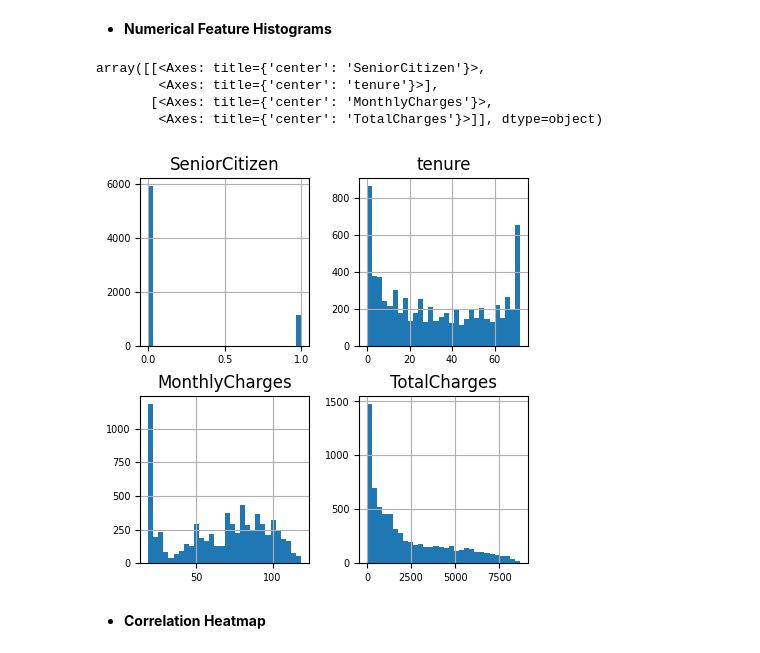
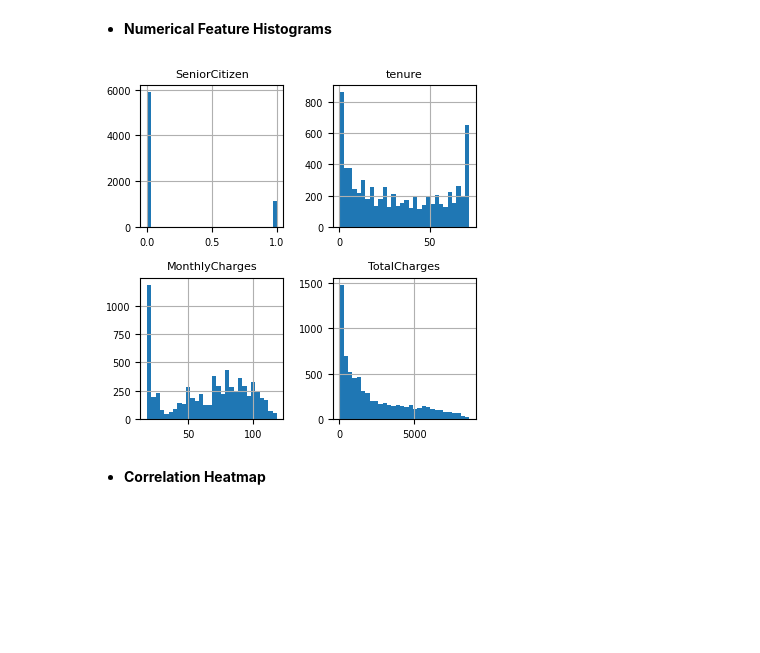
Before and after one commit to deanesh/artificial-intelligence-latest, a Jupyter notebook: career/customer_churn_prediction.ipynb, the cells around one changed output. Saved outputs shown, nothing was run; the diff lists cells and outputs as text; code cells hidden in the pictures; blank space fills up the shorter version.

```diff
--- a/career/customer_churn_prediction.ipynb
+++ b/career/customer_churn_prediction.ipynb
@@ -150,13 +195,15 @@ df["Churn"].value_counts(normalize=True).plot(
 # %% [markdown]
 * **Numerical Feature Histograms**
 # %%
-df[num_cols].hist(bins=30, figsize=(5, 5), xlabelsize=7, ylabelsize=7)
+axes = df[num_cols].hist(bins=30, figsize=(4, 4), xlabelsize=7, ylabelsize=7)
+# Loop through each subplot and set the title font size
+for ax in axes.flatten():
+    ax.title.set_fontsize(8)  # change 10 to whatever size you prefer
+
+plt.tight_layout()
+plt.show()
 # %% [output]
-array([[<Axes: title={'center': 'SeniorCitizen'}>,
-        <Axes: title={'center': 'tenure'}>],
-       [<Axes: title={'center': 'MonthlyCharges'}>,
-        <Axes: title={'center': 'TotalCharges'}>]], dtype=object)
-[figure, old version]
+[figure, new version]
 # %% [markdown]
 * **Correlation Heatmap**
 # %%
```
Also changed, not shown: parts of 6 cells of this notebook, 1 other file.
